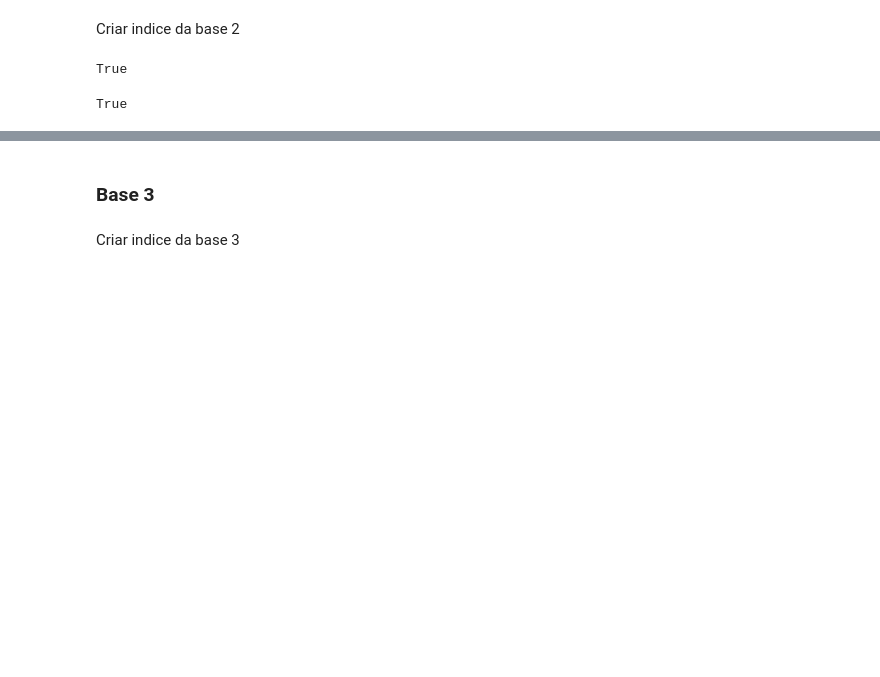
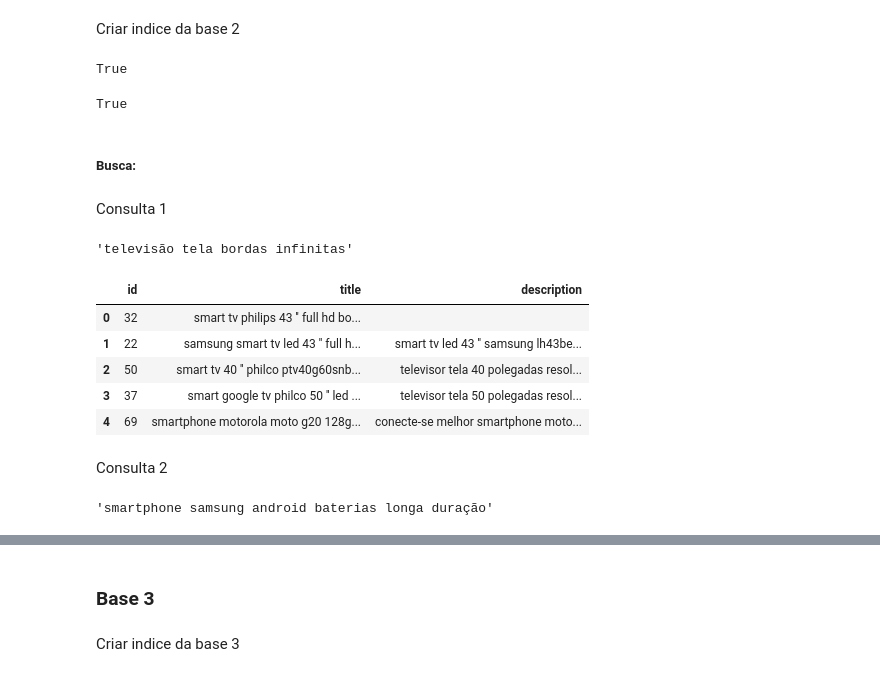
Before and after one commit to johnnyy/Recuperacao-Inteligente-de-Informacao, a Jupyter notebook: indexacao e busca/indexacao e busca.ipynb, the cells around one changed output, grey strips where cells are left out. Cells and saved outputs as stored; diff of their text form; code cells hidden in the pictures; blank space fills up the shorter version.

```diff
--- a/indexacao e busca/indexacao e busca.ipynb
+++ b/indexacao e busca/indexacao e busca.ipynb
@@ -198,3 +245,26 @@ True
 es.indexing(b2)
 # %% [output]
 True
+# %% [markdown]
+##### Busca:
+# %% [markdown]
+Consulta 1
+# %%
+q1_toke = nltk.word_tokenize(consulta_1)
+# %%
+consulta_1b2 = remove_stopwords(q1_toke)
+consulta_1b2 = " ".join(consulta_1b2)
+consulta_1b2
+# %% [output]
+'televisão tela bordas infinitas'
+# %%
+df_consulta1 = es.search(consulta_1b2)
+df_consulta1 = pd.DataFrame(df_consulta1)
+df_consulta1.head()
+# %% [output]
+|  | id | title | description |
+| 0 | 32 | smart tv philips 43 '' full hd bo... |  |
+| 1 | 22 | samsung smart tv led 43 '' full h... | smart tv led 43 '' samsung lh43be... |
+| 2 | 50 | smart tv 40 '' philco ptv40g60snb... | televisor tela 40 polegadas resol... |
+| 3 | 37 | smart google tv philco 50 '' led ... | televisor tela 50 polegadas resol... |
+| 4 | 69 | smartphone motorola moto g20 128g... | conecte-se melhor smartphone moto... |
@@ -200,0 +273,2 @@ True
+# %% [markdown]
+Consulta 2
@@ -200,0 +277,6 @@ True
+# %%
+consulta_2b2 = remove_stopwords(q2_toke)
+consulta_2b2 = " ".join(consulta_2b2)
+consulta_2b2
+# %% [output]
+'smartphone samsung android baterias longa duração'
```
Also changed, not shown: parts of 39 cells of this notebook, 1 other file.
